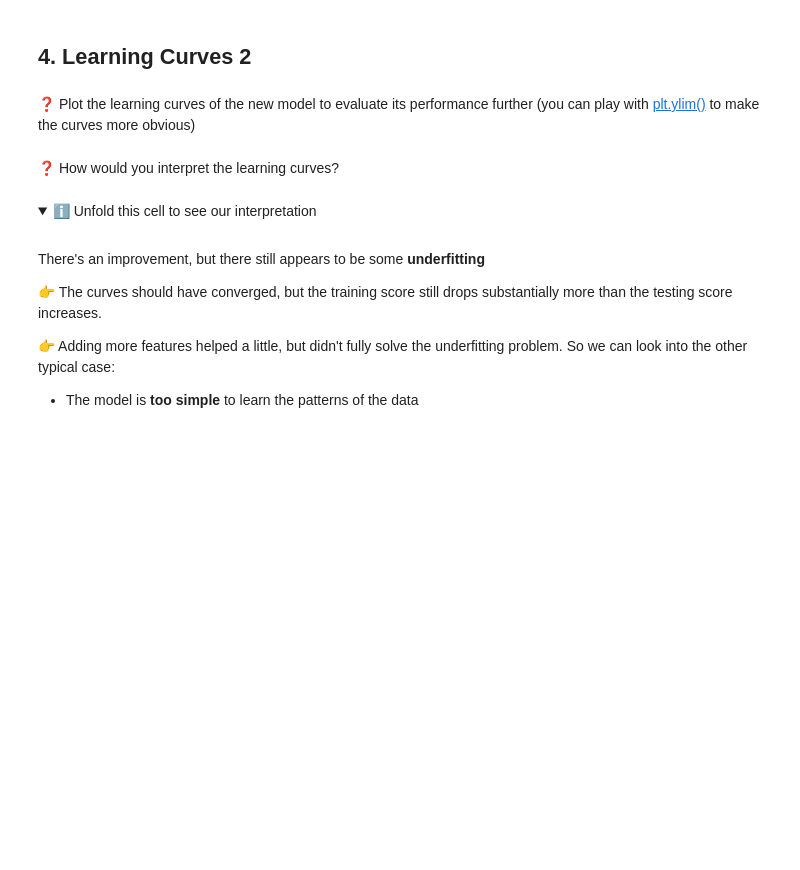
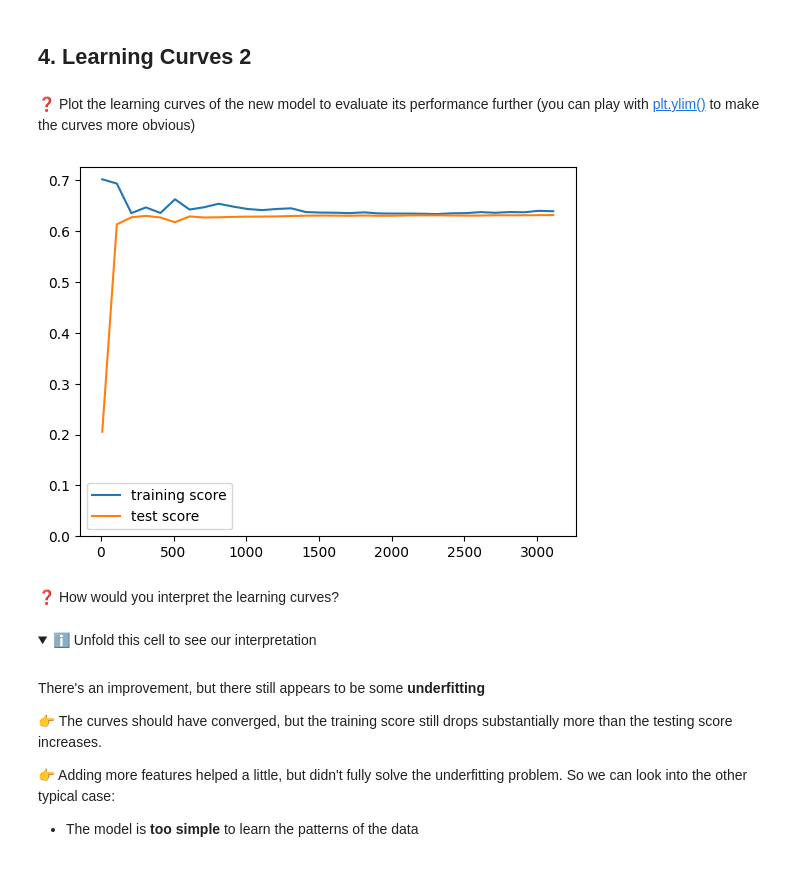
Before and after one commit to neural5torm/data-learning-curves, a Jupyter notebook: Learning_Curves.ipynb, the cells around one changed output. Cells and saved outputs as stored; diff of their text form; code cells hidden in the pictures; folded sections open; blank space fills up the shorter version.

```diff
--- a/Learning_Curves.ipynb
+++ b/Learning_Curves.ipynb
@@ -105,0 +140,5 @@ Save the new cross-validated score under a variable named `score_added_features`
+# %%
+X = nba[["mp", "poss", "do_ratio", "pacing"]]
+results = cross_validate(estimator=linreg, X=X, y=y)
+score_added_features = results["test_score"].mean()
+score_added_features
@@ -114,3 +153,13 @@ Save the new cross-validated score under a variable named `score_added_features`
+# %%
+train_sizes, train_scores, test_scores = learning_curve(linreg, X, y, train_sizes=train_sizes)
+mean_train_scores, mean_test_scores = train_scores.mean(axis = 1), test_scores.mean(axis = 1)
+sns.lineplot(x=train_sizes, y=mean_train_scores, label="training score")
+sns.lineplot(x=train_sizes, y=mean_test_scores, label="test score")
+plt.legend()
+plt.ylim(bottom=0)
+plt.show()
+# %% [output]
+[figure, added]
 # %% [markdown]
 ❓ How would you interpret the learning curves?
 # %% [markdown]
```
Also changed, not shown: parts of 17 cells of this notebook.
